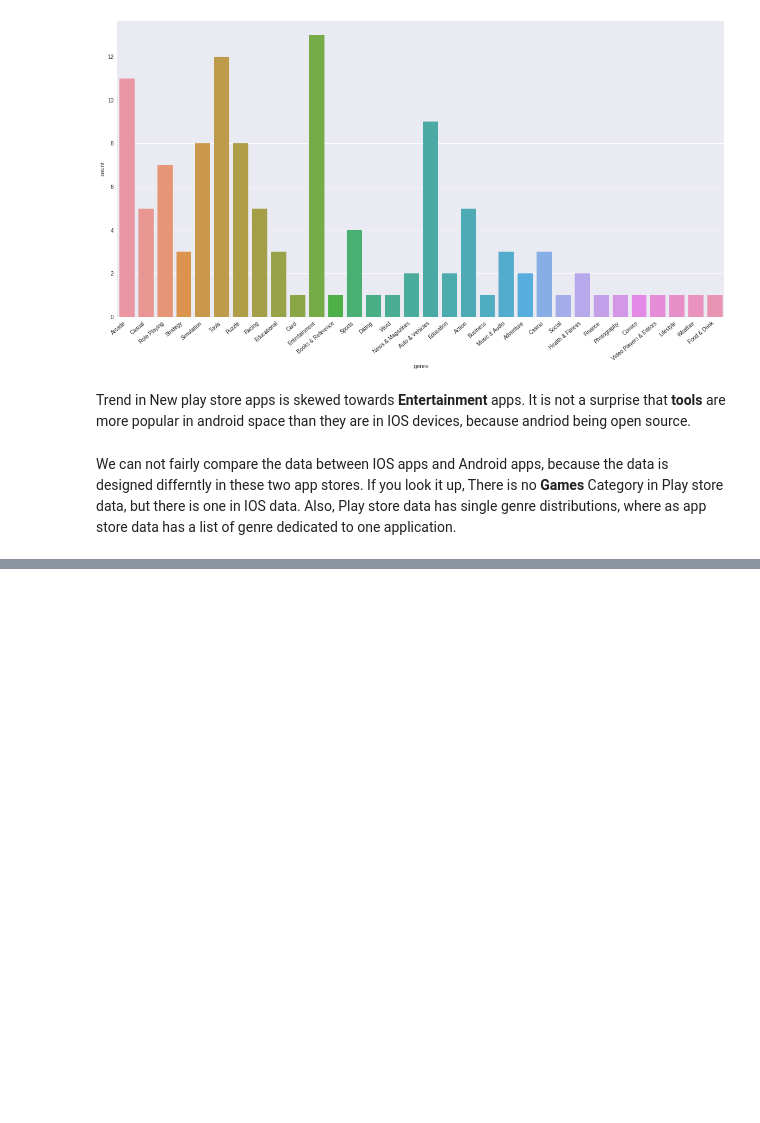
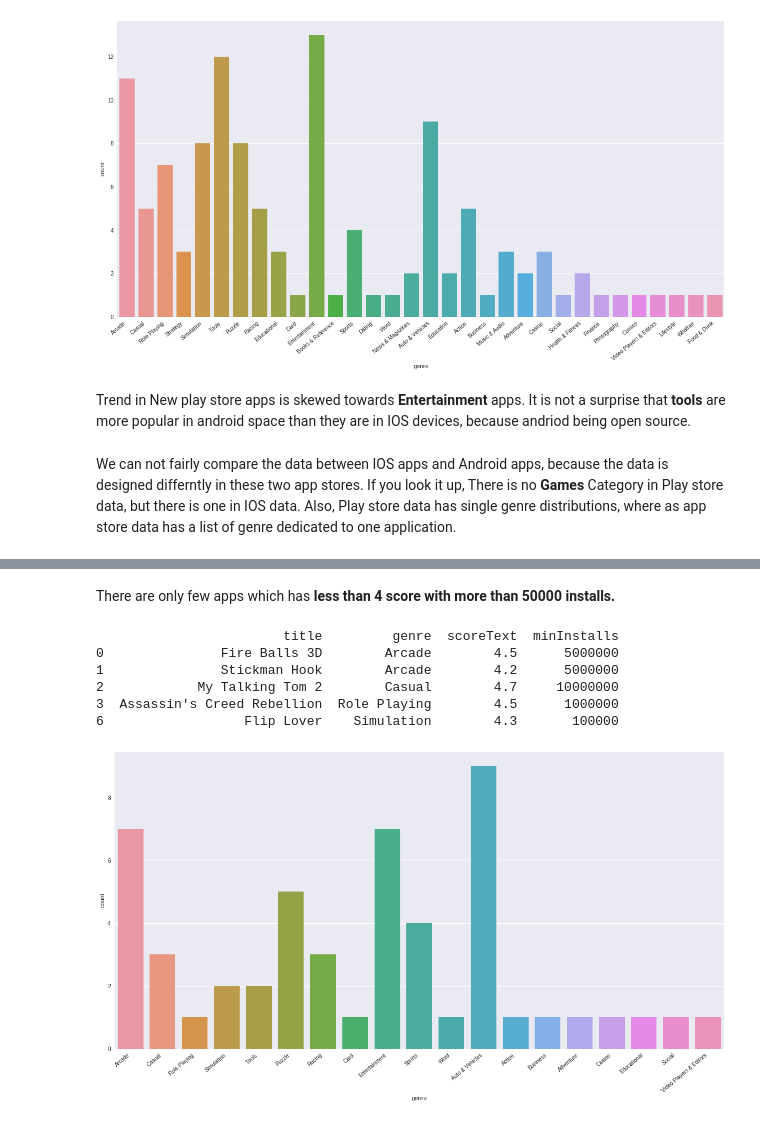
Before and after one commit to kevinpatelco/App_Trends, a Jupyter notebook: App_Trends.ipynb, the cells around one changed output, grey strips where cells are left out. Cells and saved outputs as stored; diff of their text form; code cells hidden in the pictures; blank space fills up the shorter version.

```diff
--- a/App_Trends.ipynb
+++ b/App_Trends.ipynb
@@ -221,0 +236,17 @@ plt.show()
+# %% [markdown]
+There are only few apps which has **less than 4 score with more than 50000 installs.**
+# %%
+print(new_free_play[(new_free_play['adSupported']) & (new_free_play.minInstalls >= 50000) & (new_free_play.scoreText >= 4)][['title','genre','scoreText', 'minInstalls']].head())
+
+plt.figure(figsize = (20, 10))
+g = sns.countplot(x = new_free_play[(new_free_play['adSupported']) & (new_free_play.minInstalls >= 50000) & (new_free_play.scoreText >= 4)]['genre'])
+g.set_xticklabels(g.get_xticklabels(), rotation=40, ha="right")
+plt.show()
+# %% [output]
+                        title         genre  scoreText  minInstalls
+0               Fire Balls 3D        Arcade        4.5      5000000
+1               Stickman Hook        Arcade        4.2      5000000
+2            My Talking Tom 2        Casual        4.7     10000000
+3  Assassin's Creed Rebellion  Role Playing        4.5      1000000
+6                  Flip Lover    Simulation        4.3       100000
+[figure, added]
```
Also changed, not shown: parts of 11 cells of this notebook.
